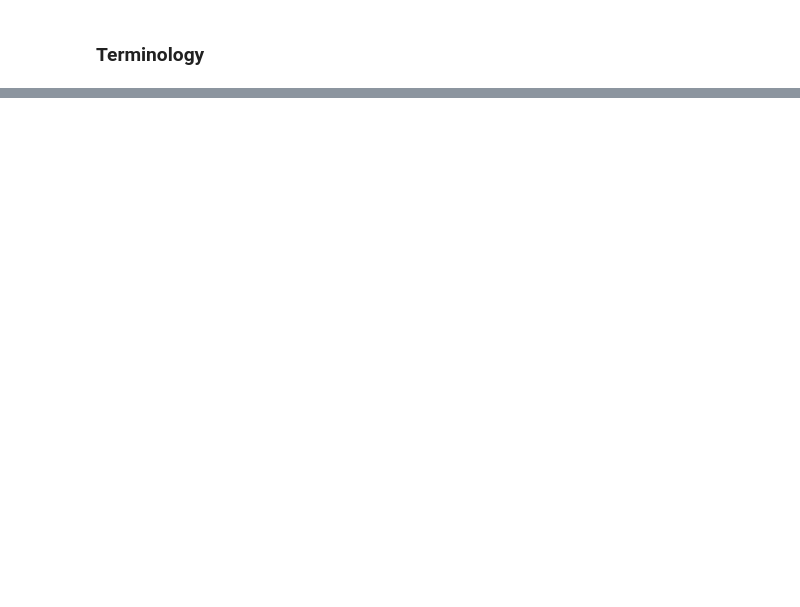
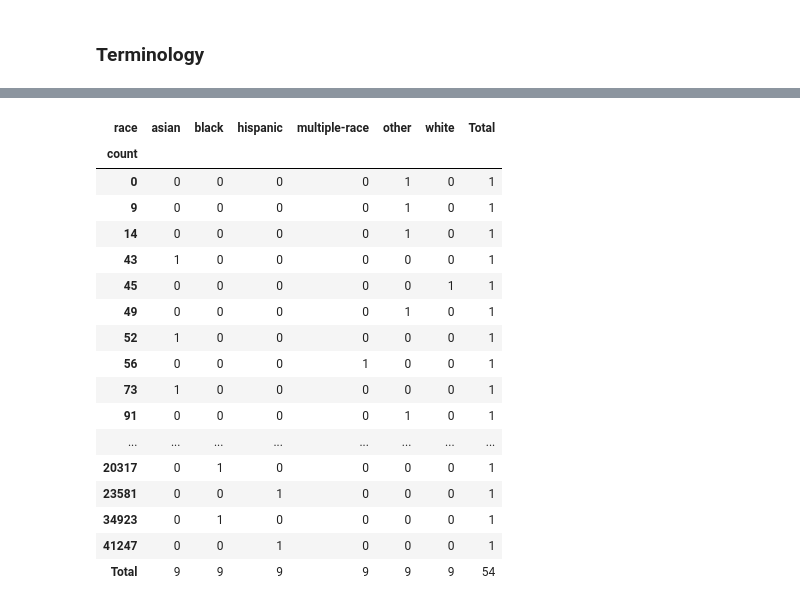
Before and after one commit to katrventura/nyc-child-services, a Jupyter notebook: notebook.ipynb, the cells around one changed output, grey strips where cells are left out. Saved outputs shown, nothing was run; the diff lists cells and outputs as text; code cells hidden in the pictures; blank space fills up the shorter version.

```diff
--- a/notebook.ipynb
+++ b/notebook.ipynb
@@ -115,0 +275,22 @@ Recommendation from ACS is to do a FOIA request to get more nuanced data that sh
+# %%
+observed_freq = pd.crosstab(df_long['count'],df_long['race'], margins=True, margins_name='Total')
+observed_freq
+# %% [output]
+| race | asian | black | hispanic | multiple-race | other | white | Total |
+| count |  |  |  |  |  |  |  |
+| 0 | 0 | 0 | 0 | 0 | 1 | 0 | 1 |
+| 9 | 0 | 0 | 0 | 0 | 1 | 0 | 1 |
+| 14 | 0 | 0 | 0 | 0 | 1 | 0 | 1 |
+| 43 | 1 | 0 | 0 | 0 | 0 | 0 | 1 |
+| 45 | 0 | 0 | 0 | 0 | 0 | 1 | 1 |
+| 49 | 0 | 0 | 0 | 0 | 1 | 0 | 1 |
+| 52 | 1 | 0 | 0 | 0 | 0 | 0 | 1 |
+| 56 | 0 | 0 | 0 | 1 | 0 | 0 | 1 |
+| 73 | 1 | 0 | 0 | 0 | 0 | 0 | 1 |
+| 91 | 0 | 0 | 0 | 0 | 1 | 0 | 1 |
+| ... | ... | ... | ... | ... | ... | ... | ... |
+| 20317 | 0 | 1 | 0 | 0 | 0 | 0 | 1 |
+| 23581 | 0 | 0 | 1 | 0 | 0 | 0 | 1 |
+| 34923 | 0 | 1 | 0 | 0 | 0 | 0 | 1 |
+| 41247 | 0 | 0 | 1 | 0 | 0 | 0 | 1 |
+| Total | 9 | 9 | 9 | 9 | 9 | 9 | 54 |
```
Also changed, not shown: parts of 17 cells of this notebook, 3 other files.
